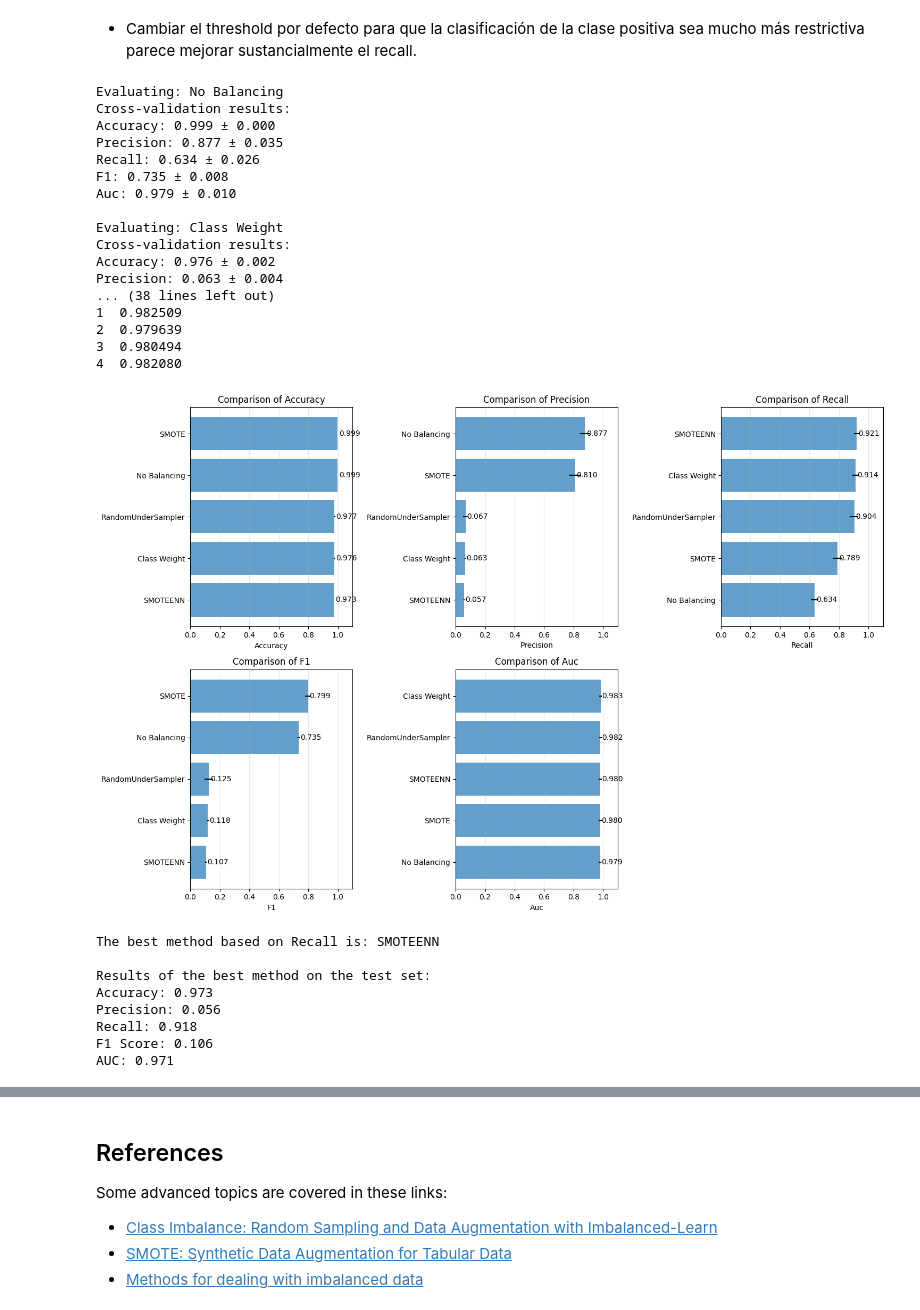
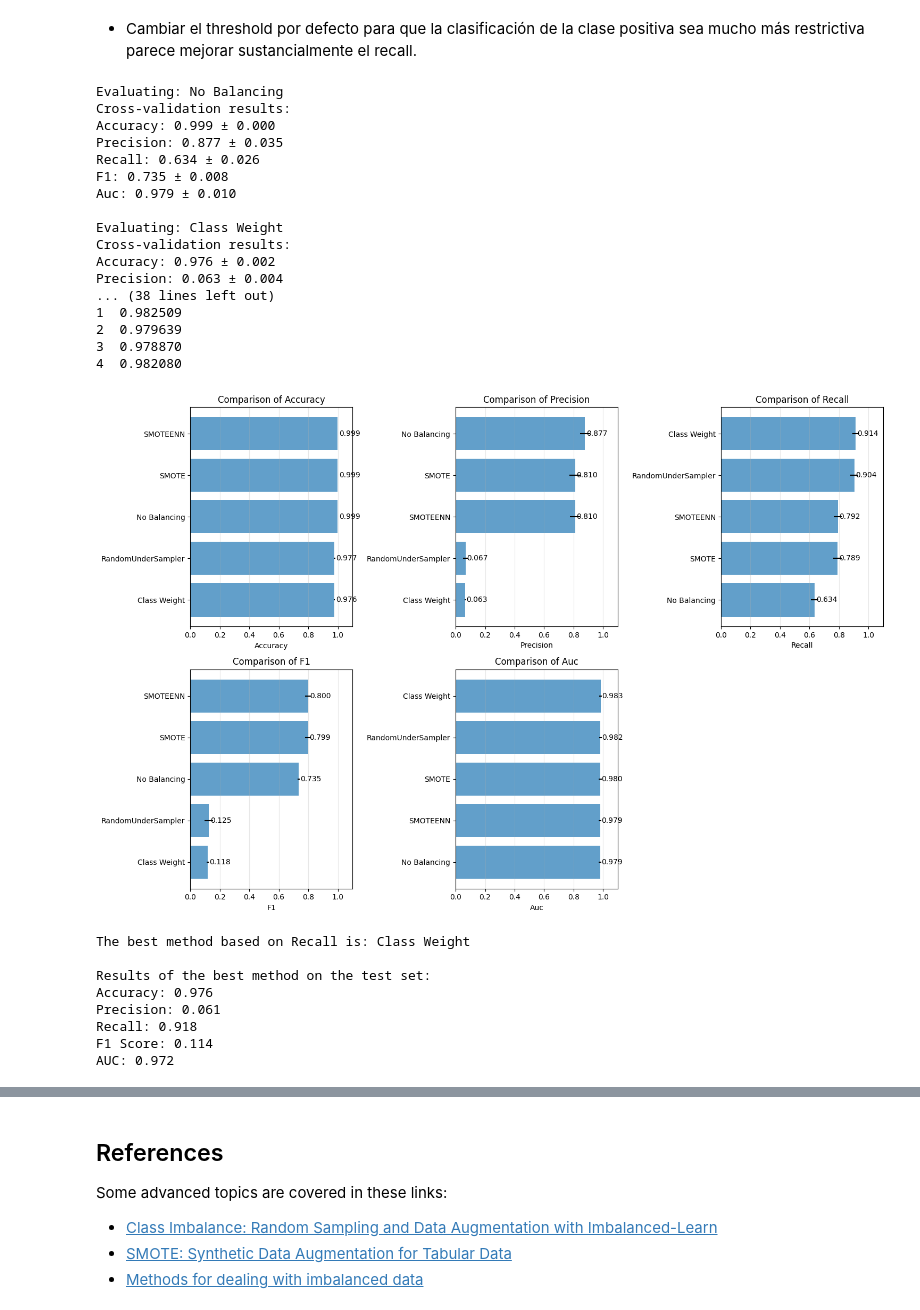
Before and after one commit to Migue8gl/DataScienceMaster, a Jupyter notebook: mineria_de_datos_aspectos_avanzados/labs/[MDAA]_Lab3_Imbalanced_Classification.ipynb, the cells around one changed output, grey strips where cells are left out. Cells and saved outputs as stored; diff of their text form; code cells hidden in the pictures.

```diff
--- a/mineria_de_datos_aspectos_avanzados/labs/[MDAA]_Lab3_Imbalanced_Classification.ipynb
+++ b/mineria_de_datos_aspectos_avanzados/labs/[MDAA]_Lab3_Imbalanced_Classification.ipynb
@@ -1240,7 +1240,7 @@ for method in methods:
             if method["resampling"] == "SMOTE":
                 resampler = SMOTE(sampling_strategy=0.01, random_state=42)
             elif method["resampling"] == "SMOTEENN":
-                resampler = SMOTEENN(random_state=42)
+                resampler = SMOTEENN(sampling_strategy=0.01, random_state=42)
             elif method["resampling"] == "RandomUnderSampler":
                 resampler = RandomUnderSampler(sampling_strategy=0.6, random_state=42)
 
@@ -1349,7 +1349,7 @@ if best_method["resampling"] is not None:
     if best_method["resampling"] == "SMOTE":
         resampler = SMOTE(sampling_strategy=0.01, random_state=42)
     elif best_method["resampling"] == "SMOTEENN":
-        resampler = SMOTEENN(random_state=42)
+        resampler = SMOTEENN(random_state=42, sampling_strategy=0.01)
     elif best_method["resampling"] == "RandomUnderSampler":
         resampler = RandomUnderSampler(sampling_strategy=0.6, random_state=42)
 
@@ -1362,43 +1362,43 @@ clf_best.fit(X_train_best, y_train_best)
 
 # Evaluate on the test set
 y_proba = clf_best.predict_proba(X_test)[:, 1]
 y_pred = (y_proba >= 0.5).astype(int)
 
 print("\nResults of the best method on the test set:")
 print(f"Accuracy: {accuracy_score(y_test, y_pred):.3f}")
 print(f"Precision: {precision_score(y_test, y_pred, zero_division=0):.3f}")
 print(f"Recall: {recall_score(y_test, y_pred, zero_division=0):.3f}")
 print(f"F1 Score: {f1_score(y_test, y_pred, zero_division=0):.3f}")
 fpr, tpr, _ = roc_curve(y_test, y_proba)
 roc_auc = auc(fpr, tpr)
 print(f"AUC: {roc_auc:.3f}")
 # %% [output]
 Evaluating: No Balancing
 Cross-validation results:
 Accuracy: 0.999 ± 0.000
 Precision: 0.877 ± 0.035
 Recall: 0.634 ± 0.026
 F1: 0.735 ± 0.008
 Auc: 0.979 ± 0.010
 
 Evaluating: Class Weight
 Cross-validation results:
 Accuracy: 0.976 ± 0.002
 Precision: 0.063 ± 0.004
 ... (38 lines left out)
 1  0.982509
 2  0.979639
-3  0.980494
+3  0.978870
 4  0.982080
-[figure, old version]
+[figure, new version]
-The best method based on Recall is: SMOTEENN
+The best method based on Recall is: Class Weight
 
 Results of the best method on the test set:
-Accuracy: 0.973
-Precision: 0.056
+Accuracy: 0.976
+Precision: 0.061
 Recall: 0.918
-F1 Score: 0.106
-AUC: 0.971
+F1 Score: 0.114
+AUC: 0.972
 # %% [markdown]
 - Dado que el problema es de detección de fraude, el objetivo principal es maximizar el recall (capturar la mayor cantidad de fraudes posibles) sin sacrificar demasiado la precisión (evitar falsos positivos). Además, el F1-score es una métrica importante para equilibrar ambas.
 - Como se ha explicado anteriormente, los métodos de undersampling han sido configurados para eliminar muchos datos (ratio de 0.6) y los de oversampling para generar pocos (ratio de 0.01), dado que eliminar datos de la clase mayoritaria es bastante menos peligroso que generar datos sintéticos en masa. Hemos visto que generar solo unos pocos es capaz de cambiar la frontera de decisión, en ese sentido esta comparación ha sido sesgada, ya que no veía coherente comparar entre métodos de sampling con igual ratio, ya que son dos métodos completamente distintos y con implicaciones distintas.
```
Also changed, not shown: parts of 11 cells of this notebook.
